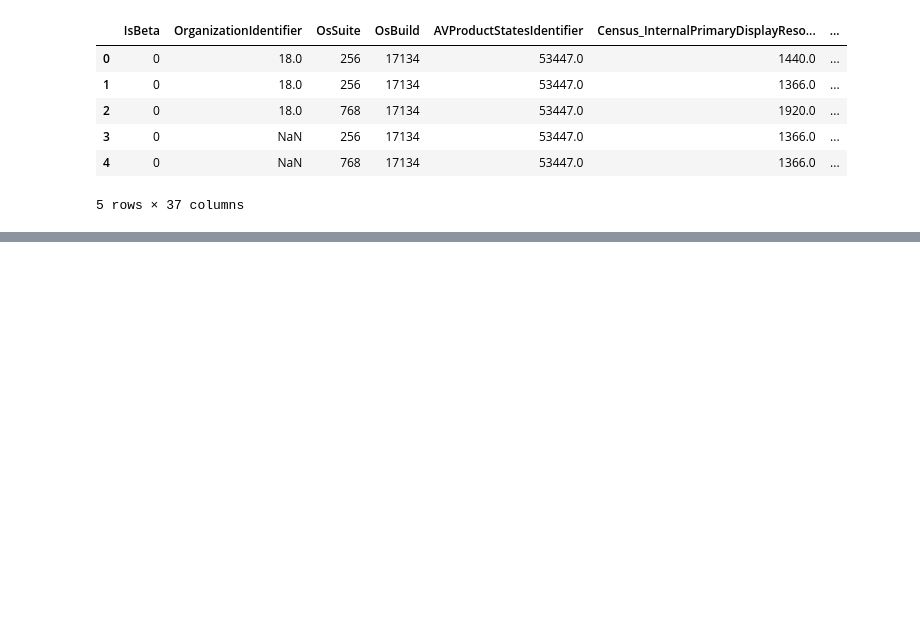
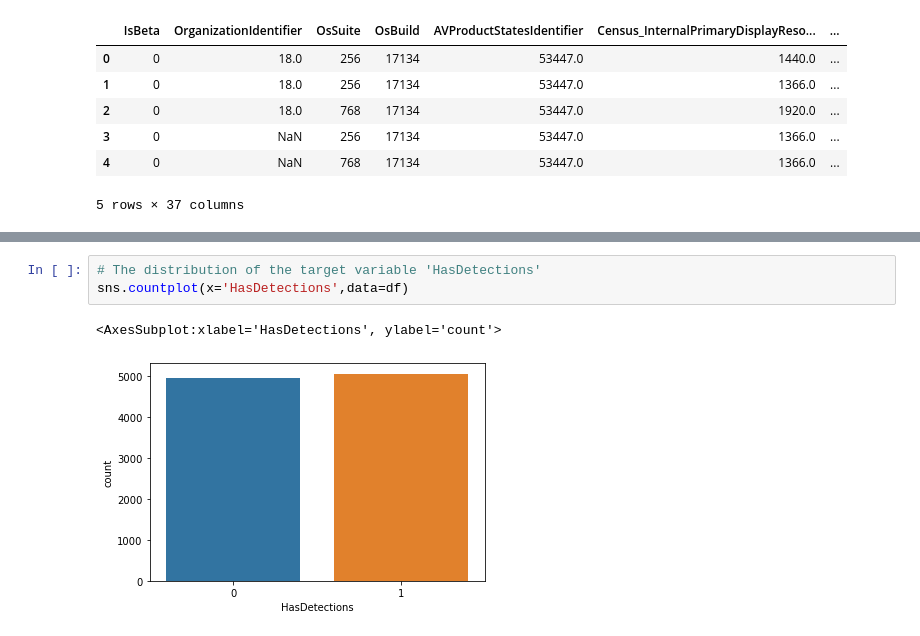
Before and after one commit to Mira224/COMP3115Project, a Jupyter notebook: Project.ipynb, the cells around one changed output, grey strips where cells are left out. Cells and saved outputs as stored; diff of their text form; blank space fills up the shorter version.

Commit message:
add hasDetection evaluation

```diff
--- a/Project.ipynb
+++ b/Project.ipynb
@@ -197,0 +198,6 @@ correlated_Matrix(dfForMatrix)
+# %%
+# The distribution of the target variable 'HasDetections'
+sns.countplot(x='HasDetections',data=df)
+# %% [output]
+<AxesSubplot:xlabel='HasDetections', ylabel='count'>
+[figure, added]
```
Also changed, not shown: parts of 1 cell of this notebook.
